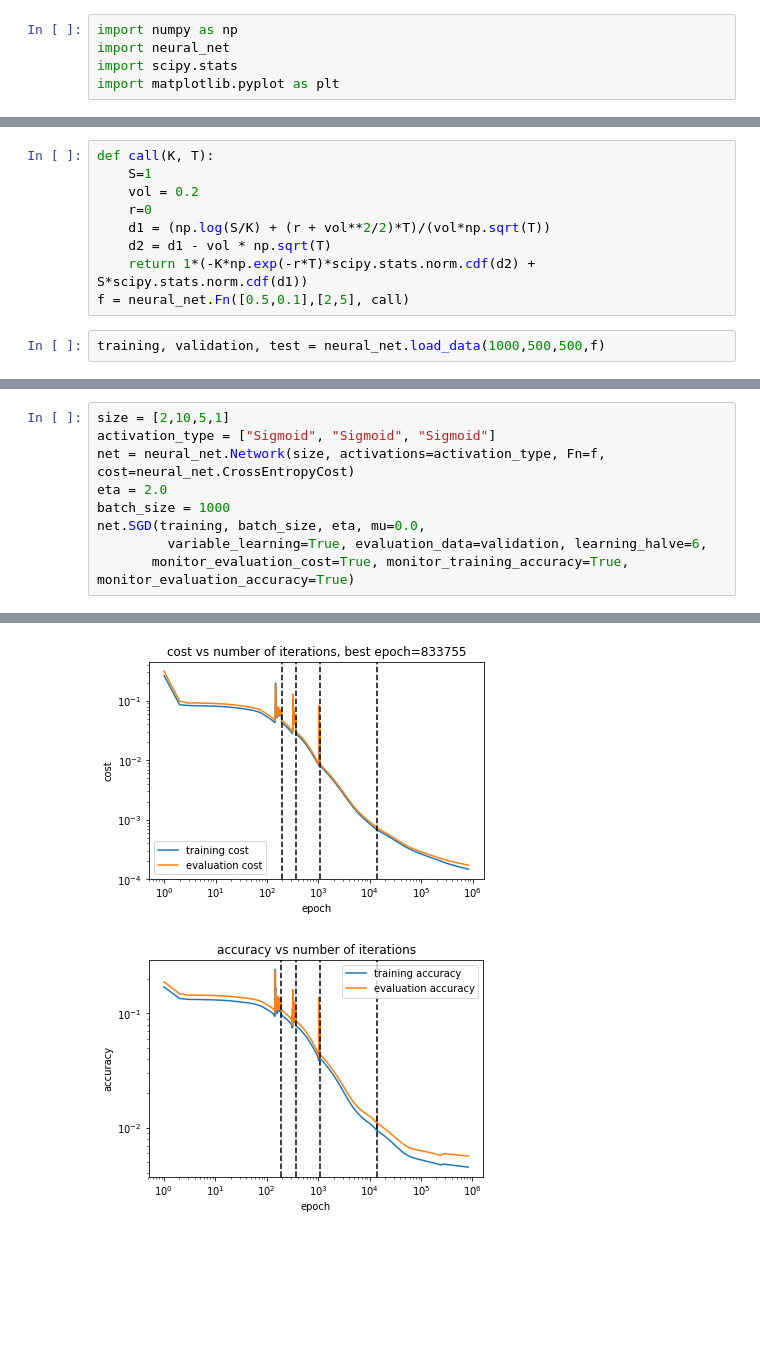
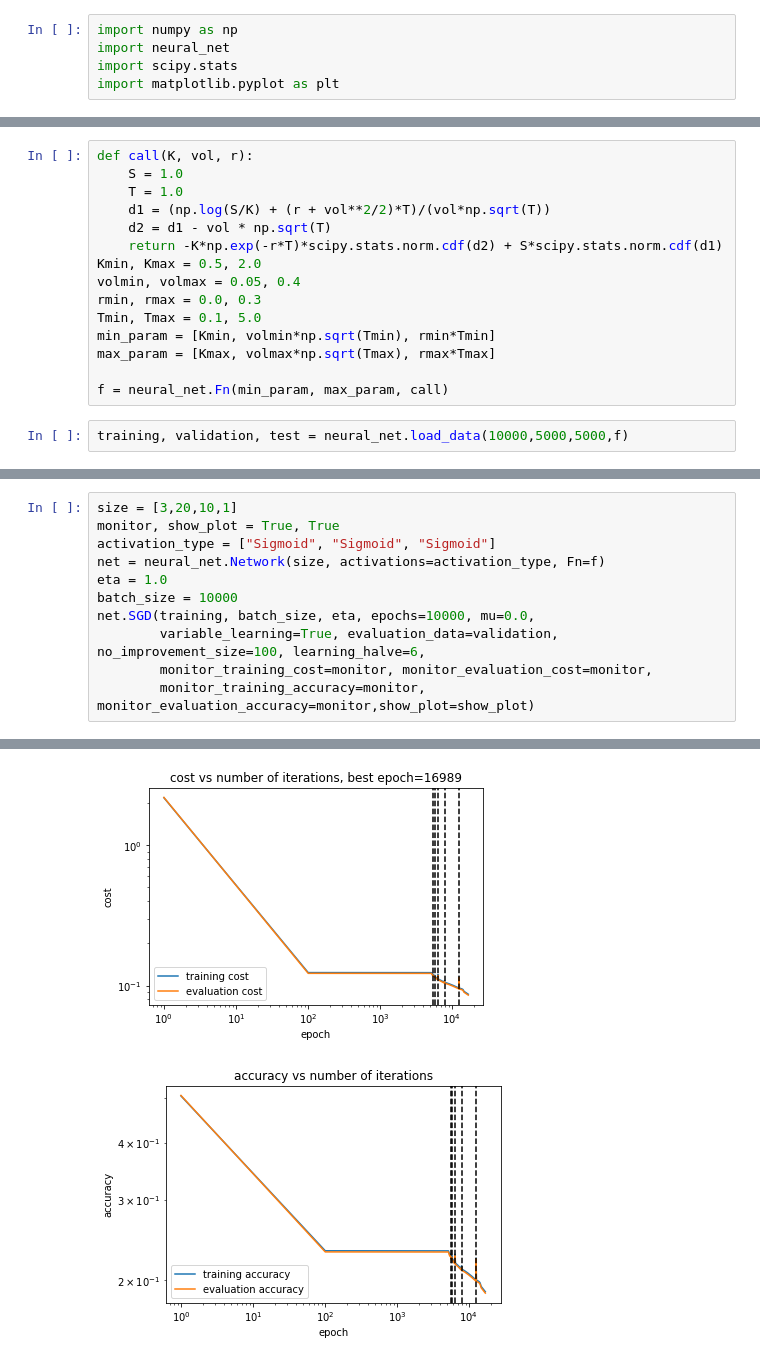
Before and after one commit to MehdiSaravani/nn-mf, a Jupyter notebook: EU_option.ipynb, the cells around one changed output, grey strips where cells are left out. Saved outputs shown, nothing was run; the diff lists cells and outputs as text; blank space fills up the shorter version.

Commit message:
EU call option: all features implemented

```diff
--- a/EU_option.ipynb
+++ b/EU_option.ipynb
@@ -6,11 +11,17 @@ import matplotlib.pyplot as plt
 # %%
-def call(K, T):
-    S=1
-    vol = 0.2
-    r=0
+def call(K, vol, r):
+    S = 1.0
+    T = 1.0
     d1 = (np.log(S/K) + (r + vol**2/2)*T)/(vol*np.sqrt(T))
     d2 = d1 - vol * np.sqrt(T)
-    return 1*(-K*np.exp(-r*T)*scipy.stats.norm.cdf(d2) + S*scipy.stats.norm.cdf(d1))
-f = neural_net.Fn([0.5,0.1],[2,5], call)
+    return -K*np.exp(-r*T)*scipy.stats.norm.cdf(d2) + S*scipy.stats.norm.cdf(d1)
+Kmin, Kmax = 0.5, 2.0
+volmin, volmax = 0.05, 0.4
+rmin, rmax = 0.0, 0.3
+Tmin, Tmax = 0.1, 5.0
+min_param = [Kmin, volmin*np.sqrt(Tmin), rmin*Tmin]
+max_param = [Kmax, volmax*np.sqrt(Tmax), rmax*Tmax]
+
+f = neural_net.Fn(min_param, max_param, call)
 # %%
-training, validation, test = neural_net.load_data(1000,500,500,f)
+training, validation, test = neural_net.load_data(10000,5000,5000,f)
@@ -17,10 +30,12 @@ training, validation, test = neural_net.load_data(1000,500,500,f)
 # %%
-size = [2,10,5,1]
+size = [3,20,10,1]
+monitor, show_plot = True, True
 activation_type = ["Sigmoid", "Sigmoid", "Sigmoid"]
-net = neural_net.Network(size, activations=activation_type, Fn=f, cost=neural_net.CrossEntropyCost)
-eta = 2.0
-batch_size = 1000
-net.SGD(training, batch_size, eta, mu=0.0,
-         variable_learning=True, evaluation_data=validation, learning_halve=6,
-       monitor_evaluation_cost=True, monitor_training_accuracy=True, monitor_evaluation_accuracy=True)
+net = neural_net.Network(size, activations=activation_type, Fn=f)
+eta = 1.0
+batch_size = 10000
+net.SGD(training, batch_size, eta, epochs=10000, mu=0.0,
+        variable_learning=True, evaluation_data=validation, no_improvement_size=100, learning_halve=6,
+        monitor_training_cost=monitor, monitor_evaluation_cost=monitor,
+        monitor_training_accuracy=monitor, monitor_evaluation_accuracy=monitor,show_plot=show_plot)
 # %% [output]
@@ -44,2 +51,2 @@ total learning time = 57.3 minutes
-[figure, old version]
+[figure, new version]
-[figure, old version]
+[figure, new version]
```
Also changed, not shown: parts of 16 cells of this notebook.
